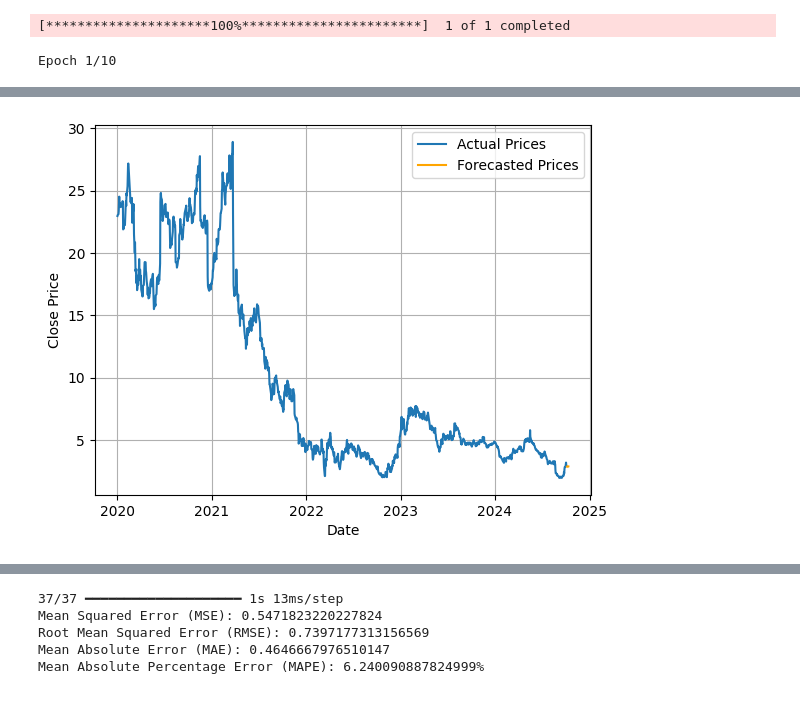
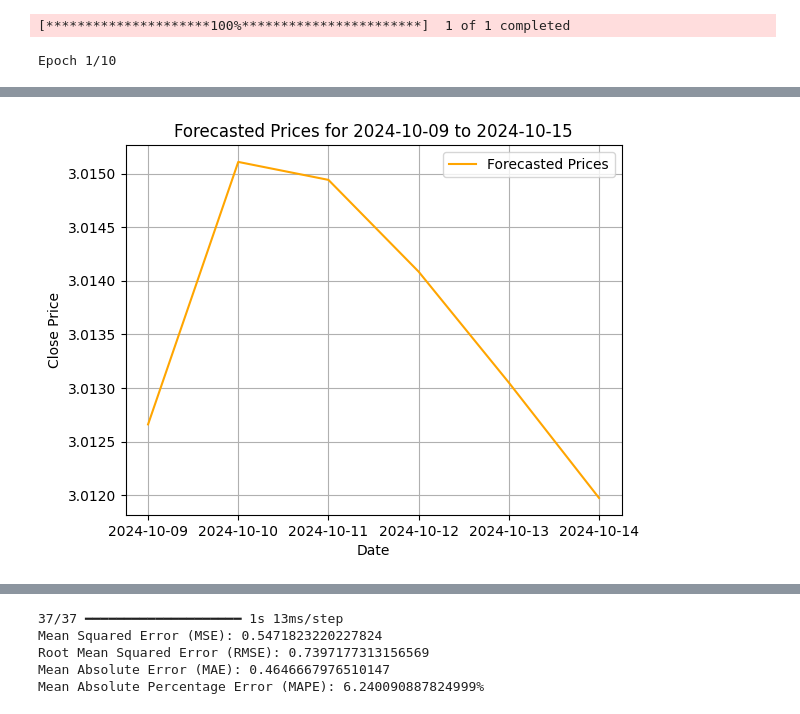
Before and after one commit to lianluoliang/data-science, a Jupyter notebook: iq_analysis.ipynb, the cells around one changed output, grey strips where cells are left out. Drawn from its saved outputs; the diff is of its cells as text; code cells hidden in the pictures.

```diff
--- a/iq_analysis.ipynb
+++ b/iq_analysis.ipynb
@@ -4,17 +126,24 @@
 import numpy as np
 import pandas as pd
 from sklearn.preprocessing import MinMaxScaler
-from tensorflow.keras.layers import Input, GRU, Dense
 from tensorflow.keras.models import Sequential
 from tensorflow.keras.layers import GRU, Dense, Input
-from tensorflow.keras.callbacks import EarlyStopping # Import EarlyStopping
 import matplotlib.pyplot as plt
+import keras
 import yfinance as yf
+import datetime
+import pytz
 # Download historical stock data for iQiyi
-data = yf.download('IQ', start='2020-01-01', end='2024-10-04')
+# Get the current date and time in your timezone
+today = datetime.datetime.now(my_timezone).date()
+tomorrow= today + datetime.timedelta(days=1)
+#end_date = today.strftime('%Y-%m-%d')
+
+data = yf.download('IQ', start='2020-01-01', end=end_date)
 # Reset index to make 'Date' a column
 data = data.reset_index()
 data.set_index('Date', inplace=True)
+
 # Step 1: Data Preparation
 # Extract 'Close/Last' and scale the data between 0 and 1
 scaler = MinMaxScaler(feature_range=(0, 1))
@@ -34,25 +163,18 @@ X = np.reshape(X, (X.shape[0], X.shape[1], 1))
 
 # Step 2: Build the GRU model
 gru_model = Sequential()
-# Add a new input layer
+#INPUT A NEW LAYER
 gru_model.add(Input(shape=(X.shape[1], 1)))  # Define input shape using Input layer
 gru_model.add(GRU(units=50, return_sequences=True))
 gru_model.add(GRU(units=50))
 gru_model.add(Dense(1))  # Output layer
+optimizer= keras.optimizers.Adam(learning_rate=0.0005)
 
 # Compile the model
-optimizer= keras.optimizers.Adam(learning_rate=0.0005)
 gru_model.compile(optimizer=optimizer, loss='mean_squared_error')
 
-# Step 3: Train the GRU model with Early Stopping
-# Define the EarlyStopping callback
-early_stopping = EarlyStopping(monitor='val_loss', patience=3, restore_best_weights=True)
-# monitor: Metric to monitor (usually 'val_loss' for validation loss)
-# patience: Number of epochs with no improvement before stopping
-# restore_best_weights: Restore model weights from the epoch with the best value of the monitored quantity
-
-# Fit the model with the EarlyStopping callback
-gru_model.fit(X, y, epochs=10, batch_size=32, verbose=1, validation_split=0.2, callbacks=[early_stopping])
+# Step 3: Train the GRU model
+gru_model.fit(X, y, epochs=10, batch_size=32, verbose=1)
 
 # Step 4: Forecasting
 # Prepare the last sequence of 30 days to predict future values
@@ -66,30 +188,30 @@ for _ in range(6):
     forecast_gru_scaled.append(predicted_scaled[0, 0])
 
     # Update the sequence with the predicted value (maintain 3D shape)
-    last_sequence = np.append(last_sequence[:, 1:, :], predicted_scaled.reshape(1, 1, 1), axis=1)
+    last_sequence = np.append(last_sequence[:, 1:, :],  predicted_scaled.reshape(1, 1, 1), axis=1)
 
 # Inverse scale the predicted values back to original scale
 forecast_gru = scaler.inverse_transform(np.array(forecast_gru_scaled).reshape(-1, 1))
 
 # Prepare forecast dates
-forecast_dates = pd.date_range(start='2024-10-06', periods=6)
+forecast_dates = pd.date_range(start=tomorrow, periods=6)
 
 # Create a DataFrame with forecasted values
 forecast_results = pd.DataFrame({
     'Date': forecast_dates,
     'Forecasted_Close': forecast_gru.flatten()
 })
+# Convert datetime.date objects to strings before concatenation
+start_date_str = tomorrow.strftime('%Y-%m-%d')  # Convert 'tomorrow' to string
+end_date_str = (tomorrow + datetime.timedelta(days=6)).strftime('%Y-%m-%d')  # Convert 'tomorrow + 6 days' to string
 
-# Display the forecasted results
-print(forecast_results)
-
-# Optional: Plot the forecasted results
-plt.plot(data.index, data['Close'], label='Actual Prices')
+# Plot only the forecasted results
 plt.plot(forecast_results['Date'], forecast_results['Forecasted_Close'], label='Forecasted Prices', color='orange')
 plt.xlabel('Date')
 plt.ylabel('Close Price')
 plt.legend()
 plt.grid(True)
+plt.title('Forecasted Prices for '+start_date_str+' to '+ end_date_str)
 plt.show()
 # %% [output]
 [*********************100%***********************]  1 of 1 completed
@@ -114 +236 @@ Epoch 7/10
-[figure, old version]
+[figure, new version]
```
Also changed, not shown: parts of 3 cells of this notebook.
